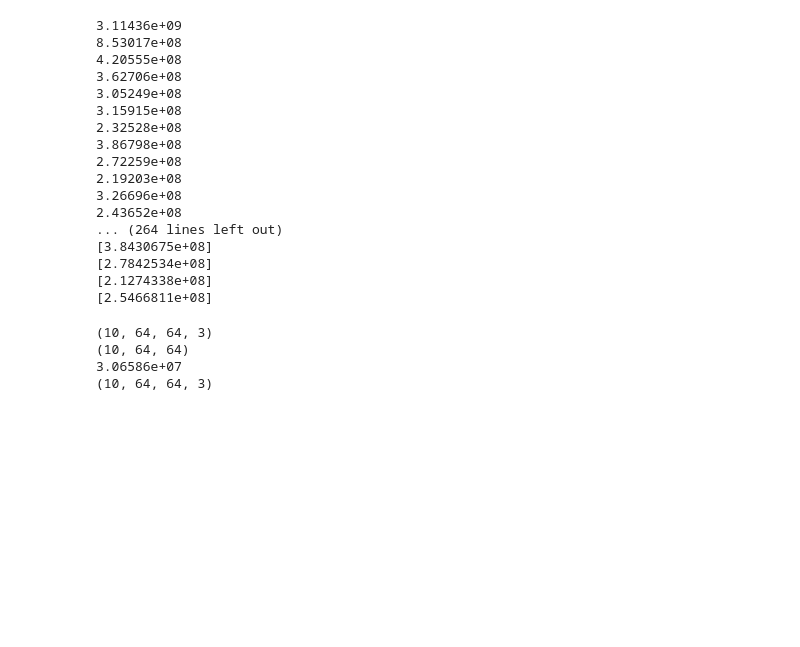
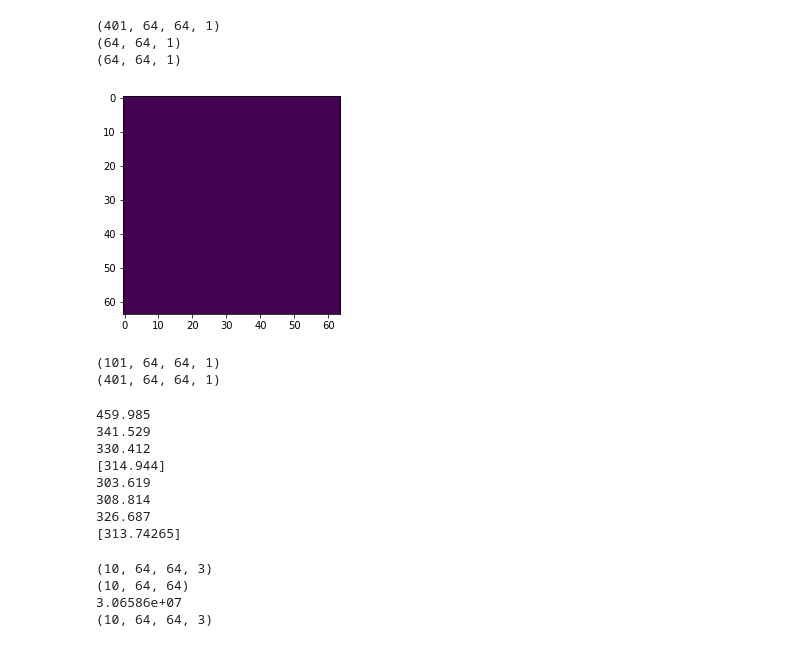
Before and after one commit to sanyammehra/AutoColor, a Jupyter notebook: src/FirstModel.ipynb, the cells around one changed output. Drawn from its saved outputs; the diff is of its cells as text; code cells hidden in the pictures; blank space fills up the shorter version.

```diff
--- a/src/FirstModel.ipynb
+++ b/src/FirstModel.ipynb
@@ -18,10 +22,20 @@ print (Y_test.shape)
 # %%
 X_train,mean_image,std_image = normalise_train(X_train)
-plt.imshow(mean_image.astype('uint8'))
+print (X_train.shape)
+print (mean_image.shape)
+print (std_image.shape)
+plt.imshow(mean_image[:,:,0].astype('uint8'))
 plt.show()
 X_test = normalise_test(X_test,mean_image,std_image)
-print(test_data.shape)
-print (train_data.shape)
+print(X_test.shape)
+print (X_train.shape)
+# %% [output]
+(401, 64, 64, 1)
+(64, 64, 1)
+(64, 64, 1)
+[figure, added]
+(101, 64, 64, 1)
+(401, 64, 64, 1)
 # %%
 tf.reset_default_graph()
 
@@ -30,13 +44,13 @@ Y = tf.placeholder(tf.float32 ,[None , 64,64,3])
 is_training = tf.placeholder(tf.bool)
 
 with tf.variable_scope("model") as scope:
-    y_out = complex_pokemon_model(X,is_training)
+    y_out = complex_pokemon_model(X)
     loss = tf.sqrt(tf.nn.l2_loss(y_out-Y))
-    optimiser = tf.train.AdamOptimizer(1e-3)
+    optimiser = tf.train.AdamOptimizer(1e-4)
     train_step = optimiser.minimize(loss)
 
     scope.reuse_variables()
-    test_model = complex_pokemon_model(X,is_training)
+    test_model = complex_pokemon_model(X,False)
     loss_test = tf.sqrt(tf.nn.l2_loss(test_model - Y))
 
 sess = tf.Session()
@@ -66,23 +80,14 @@ for i in range(num_epochs):
     train_epoch(X_train, Y_train)
     val_result(X_test, Y_test)
 # %% [output]
-3.11436e+09
-8.53017e+08
-4.20555e+08
-3.62706e+08
-3.05249e+08
-3.15915e+08
-2.32528e+08
-3.86798e+08
-2.72259e+08
-2.19203e+08
-3.26696e+08
-2.43652e+08
-... (264 lines left out)
-[3.8430675e+08]
-[2.7842534e+08]
-[2.1274338e+08]
-[2.5466811e+08]
+459.985
+341.529
+330.412
+[314.944]
+303.619
+308.814
+326.687
+[313.74265]
 # %%
 ### Image visualisation
 import matplotlib.pyplot as plt
```
Also changed, not shown: parts of 4 cells of this notebook, 2 other files.
